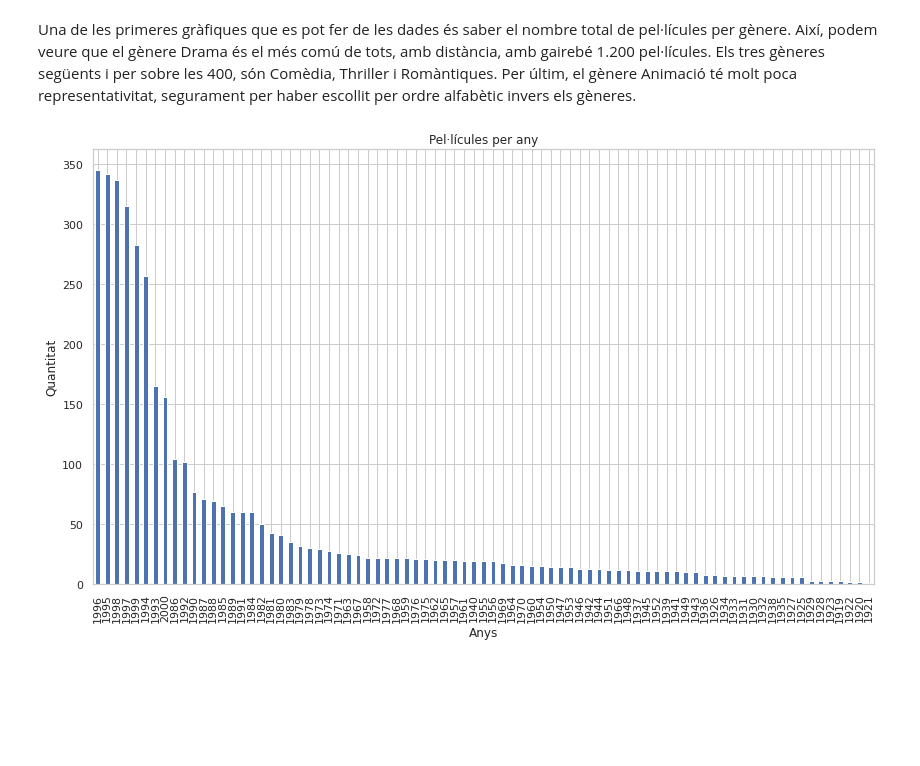
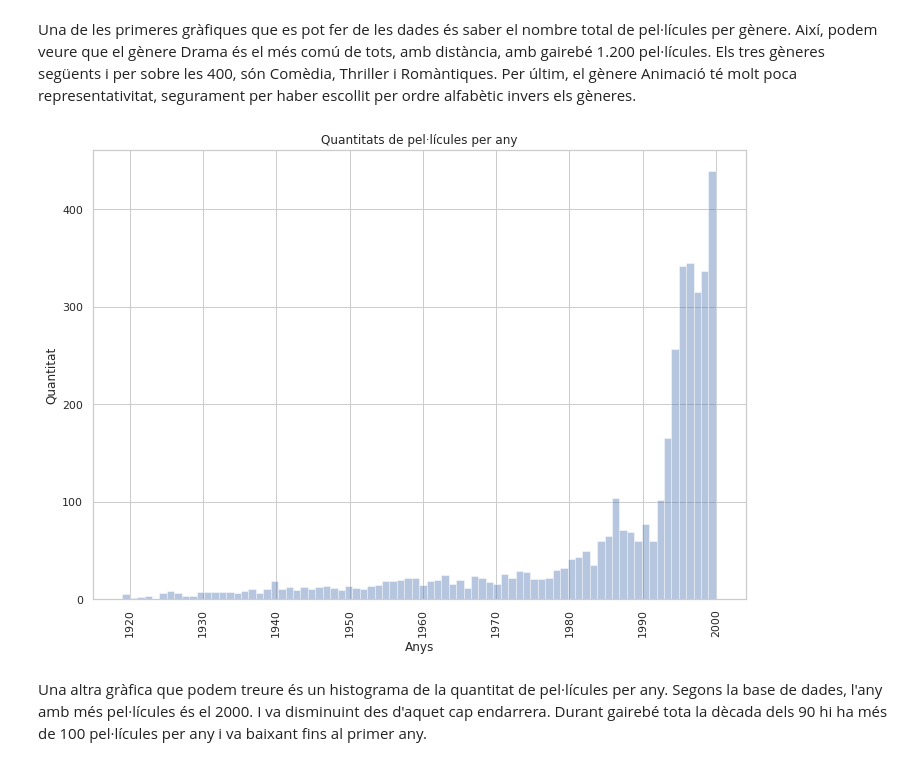
Before and after one commit to davifebdn/Tasca-M4-T02, a Jupyter notebook: Tasca_M4_T02.ipynb, the cells around one changed output. Cells and saved outputs as stored; diff of their text form; code cells hidden in the pictures; blank space fills up the shorter version.

```diff
--- a/Tasca_M4_T02.ipynb
+++ b/Tasca_M4_T02.ipynb
@@ -1199,12 +1199,17 @@ plt.show()
 Una de les primeres gràfiques que es pot fer de les dades és saber el nombre total de pel·lícules per gènere. Així, podem veure que el gènere Drama és el més comú de tots, amb distància, amb gairebé 1.200 pel·lícules. Els tres gèneres següents i per sobre les 400, són Comèdia, Thriller i Romàntiques. Per últim, el gènere Animació té molt poca representativitat, segurament per haber escollit per ordre alfabètic invers els gèneres.
 # %%
 from matplotlib.dviread import Text
-years = movies["Year"].value_counts().plot(kind='bar',figsize=(14,8),title="Pel·lícules per any")
+
+#years = movies["Year"].value_counts().plot(kind='bar',figsize=(14,8),title="Pel·lícules per any")
 #genres = sns.catplot(x="Year", kind="count", palette="rocket", data=movies, order=movies['Year'].value_counts().index, height=8.27, aspect=11.7/8.27, legend=False)
 #plt.title("Quantitats de pel·lícules per any")
+sns.distplot(movies["Year"], kde=False, rug=False, bins=80)
+plt.title("Quantitats de pel·lícules per any")
 plt.xlabel("Anys")
 plt.ylabel("Quantitat")
 plt.xticks(rotation=90, horizontalalignment="center")
 plt.show()
 # %% [output]
-[figure, old version]
+[figure, new version]
+# %% [markdown]
+Una altra gràfica que podem treure és un histograma de la quantitat de pel·lícules per any. Segons la base de dades, l'any amb més pel·lícules és el 2000. I va disminuint des d'aquet cap endarrera. Durant gairebé tota la dècada dels 90 hi ha més de 100 pel·lícules per any i va baixant fins al primer any.
```
Also changed, not shown: parts of 9 cells of this notebook.
